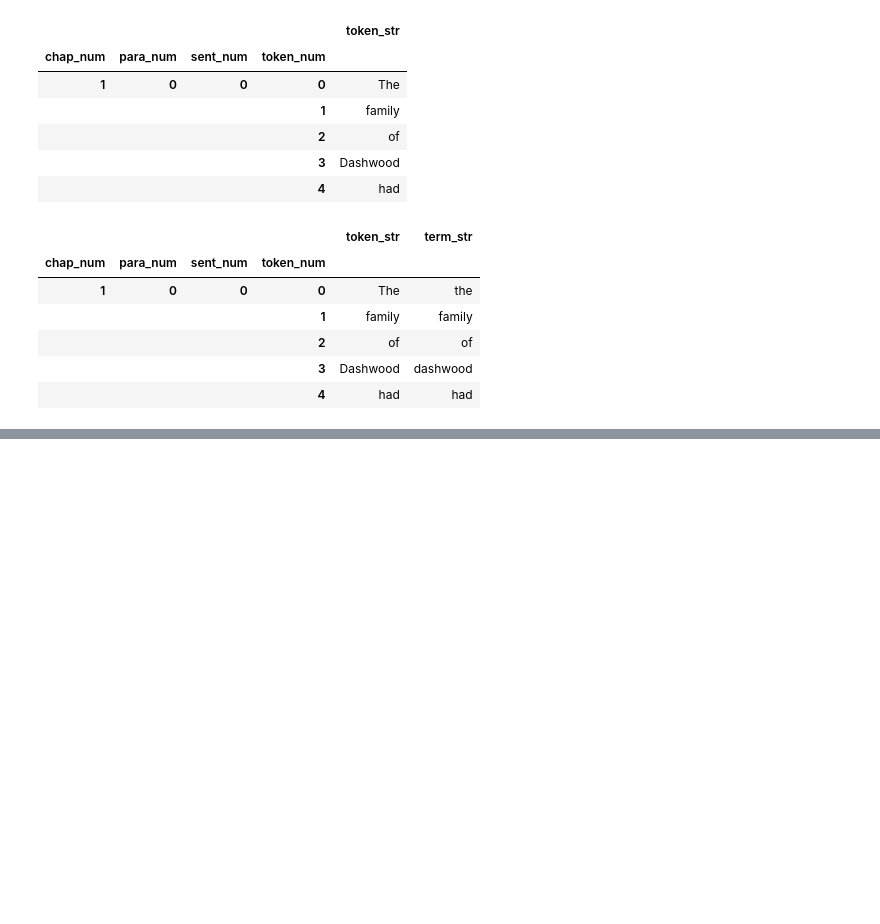
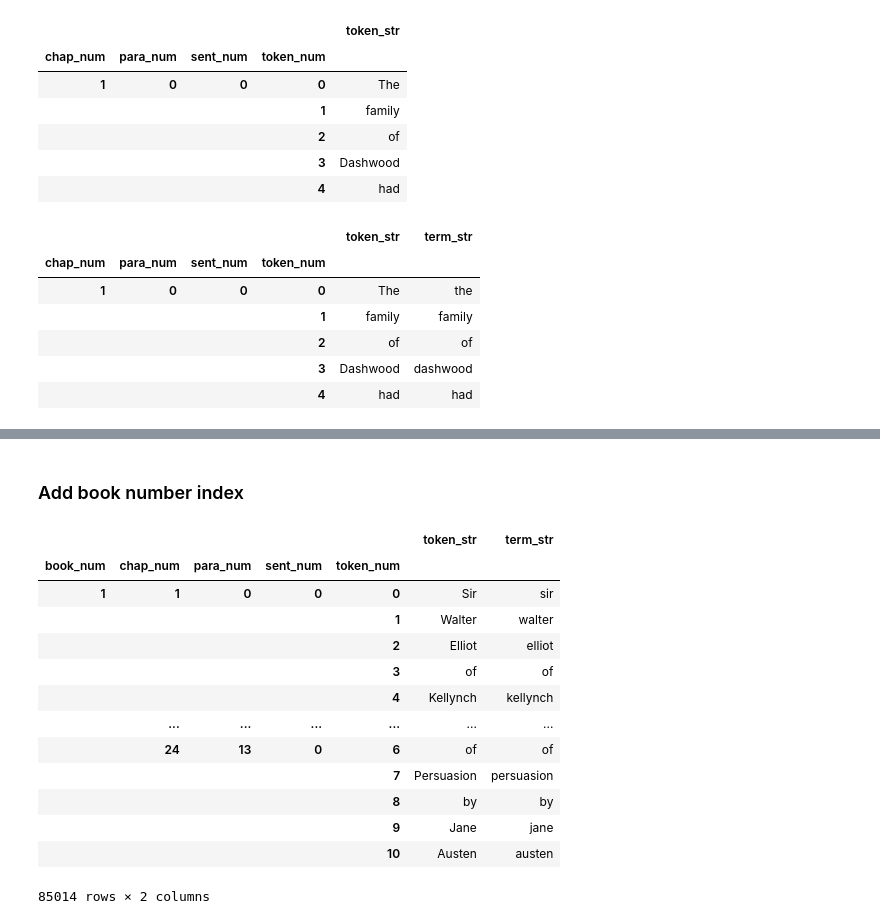
Before and after one commit to rlipps/DS5001-2024-01-R, a Jupyter notebook: lessons/M02_TextModels/M02_HW02.ipynb, the cells around one changed output, grey strips where cells are left out. Cells and saved outputs as stored; diff of their text form; code cells hidden in the pictures; blank space fills up the shorter version.

```diff
--- a/lessons/M02_TextModels/M02_HW02.ipynb
+++ b/lessons/M02_TextModels/M02_HW02.ipynb
@@ -451,0 +443,4 @@ This is important -- will be used for homework.
+# %%
+pers_file = f"{data_home}/gutenberg/austen-persuasion.csv"
+pers_frame = pd.read_csv(pers_file)
+pers_frame
@@ -451,0 +463,3 @@ This is important -- will be used for homework.
+# %%
+pers_frame = pers_frame.set_index(['chap_num', 'para_num', 'sent_num', 'token_num'])
+pers_frame.head()
@@ -451,0 +474,21 @@ This is important -- will be used for homework.
+# %%
+pers_frame = pd.concat([pers_frame], keys=[1], names=['book_num'])
+# %% [markdown]
+### Add book number index
+# %%
+pers_frame
+# %% [output]
+|  |  |  |  |  | token_str | term_str |
+| book_num | chap_num | para_num | sent_num | token_num |  |  |
+| 1 | 1 | 0 | 0 | 0 | Sir | sir |
+|  |  |  |  | 1 | Walter | walter |
+|  |  |  |  | 2 | Elliot | elliot |
+|  |  |  |  | 3 | of | of |
+|  |  |  |  | 4 | Kellynch | kellynch |
+|  | ... | ... | ... | ... | ... | ... |
+|  | 24 | 13 | 0 | 6 | of | of |
+|  |  |  |  | 7 | Persuasion | persuasion |
+|  |  |  |  | 8 | by | by |
+|  |  |  |  | 9 | Jane | jane |
+|  |  |  |  | 10 | Austen | austen |
+85014 rows × 2 columns
```
Also changed, not shown: parts of 12 cells of this notebook.
